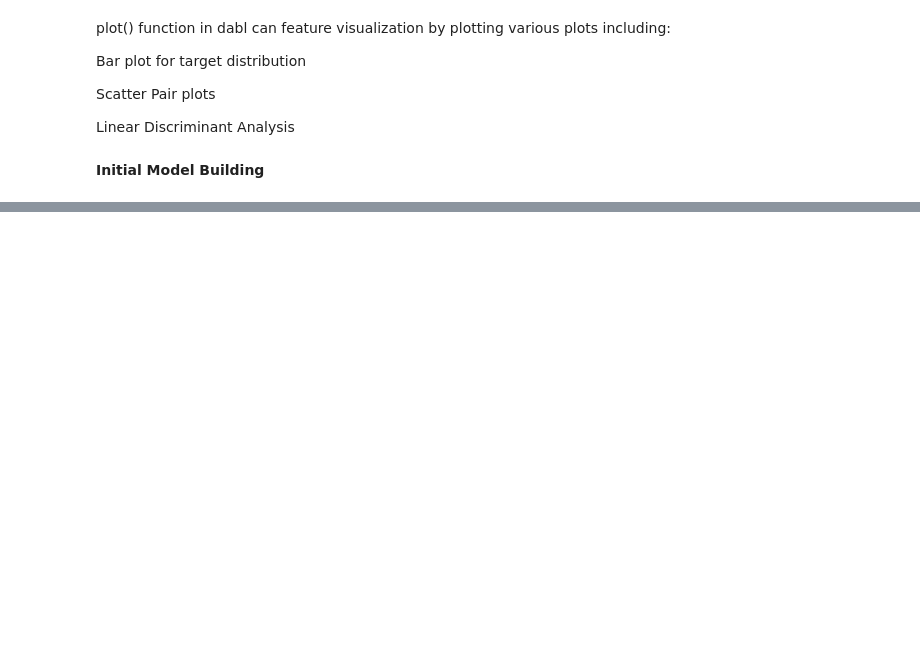
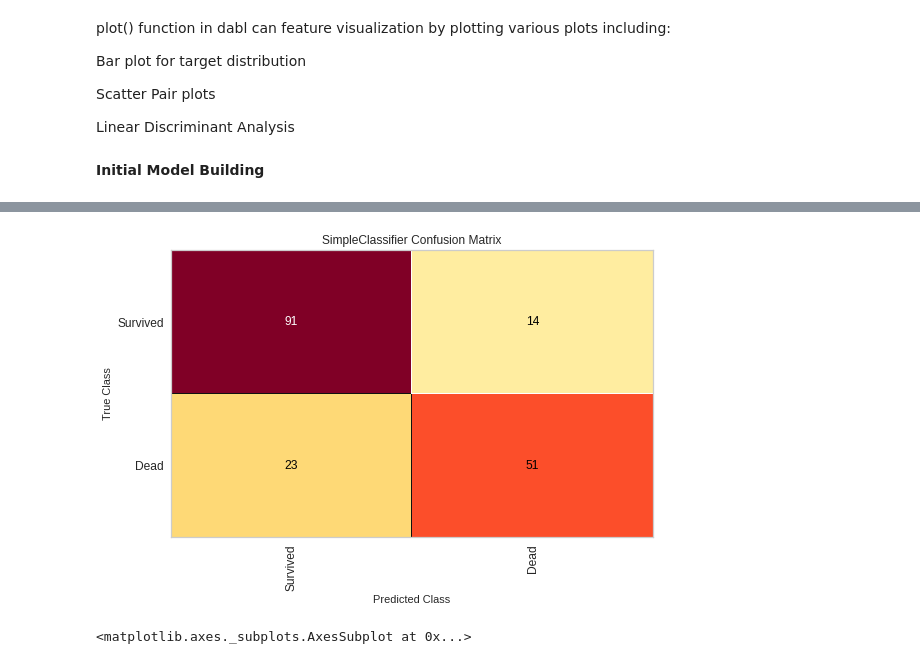
Before and after one commit to jacksonsin/image_classification, a Jupyter notebook: AutoML.ipynb, the cells around one changed output, grey strips where cells are left out. Saved outputs shown, nothing was run; the diff lists cells and outputs as text; code cells hidden in the pictures; blank space fills up the shorter version.

```diff
--- a/AutoML.ipynb
+++ b/AutoML.ipynb
@@ -96,3 +93,12 @@ Scatter Pair plots
 Linear Discriminant Analysis
 # %% [markdown]
 **Initial Model Building**
+# %%
+from sklearn.model_selection import train_test_split
+# Assign to Predictors
+X = df_clean.iloc[:,1:]
+# Assign to Target
+y = df_clean.iloc[:,0]
+
+# Train Test Split
+X_train, X_test, y_train, y_test = train_test_split(X, y, test_size=0.2, random_state=42)
@@ -99,4 +113,5 @@ Linear Discriminant Analysis
 # %%
-survivor_classifier = dabl.SimpleClassifier(random_state=42).fit(df_clean, target_col="Survived")
+# Model Building
+survivor_classifier = dabl.SimpleClassifier(random_state=42).fit(X_train, y_train)
 # %% [output]
 Running DummyClassifier()
@@ -118,0 +151,11 @@ accuracy: 0.808 average_precision: 0.792 roc_auc: 0.858 recall_macro: 0.792 f1_m
+# %%
+from yellowbrick.classifier import ConfusionMatrix
+cm = ConfusionMatrix(survivor_classifier, classes=['Survived','Dead'])
+# %%
+# Plot Confusion Matrix
+cm.fit(X_train, y_train)
+cm.score(X_test, y_test)
+cm.show()
+# %% [output]
+[figure, added]
+<matplotlib.axes._subplots.AxesSubplot at 0x...>
```
Also changed, not shown: parts of 8 cells of this notebook.
